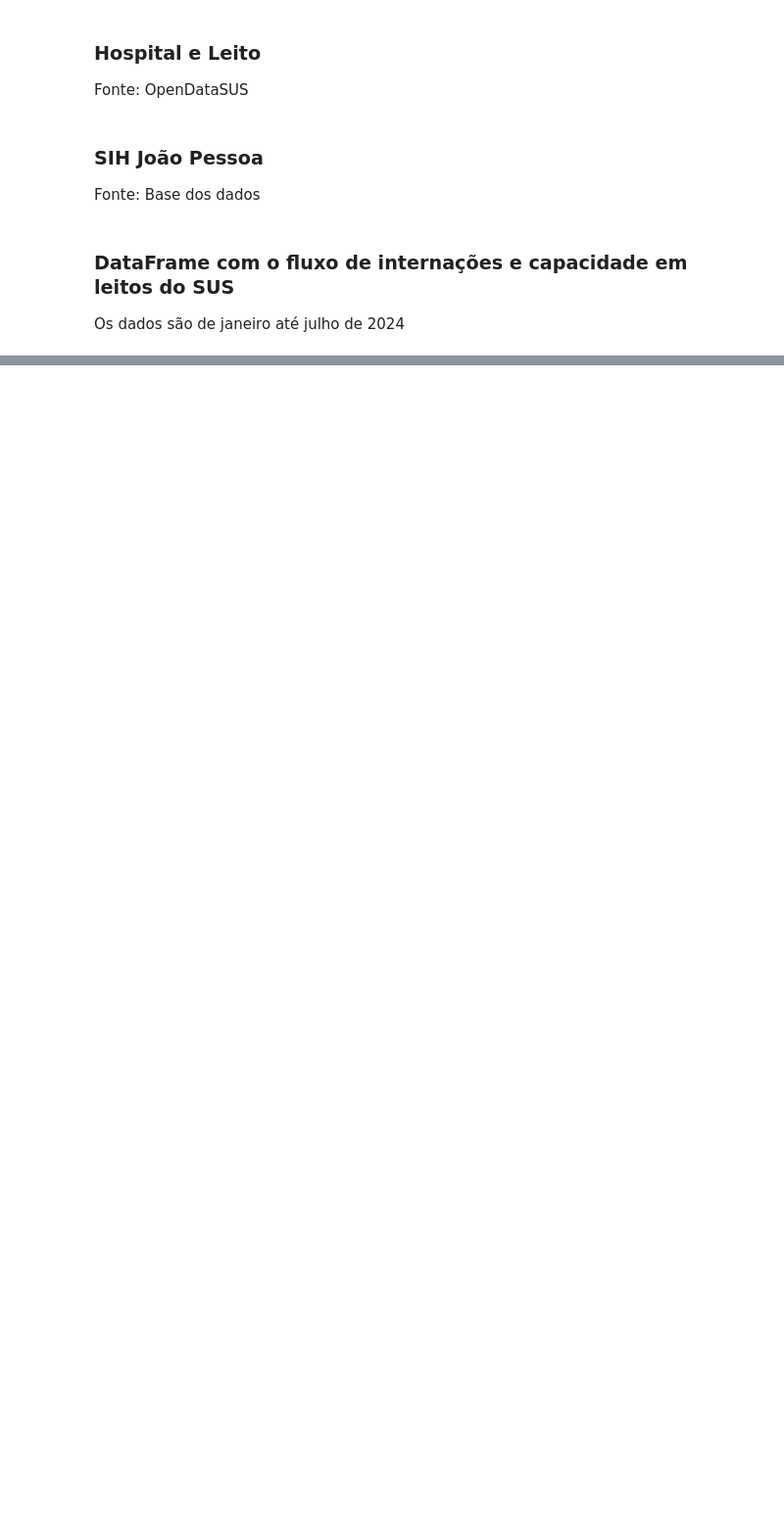
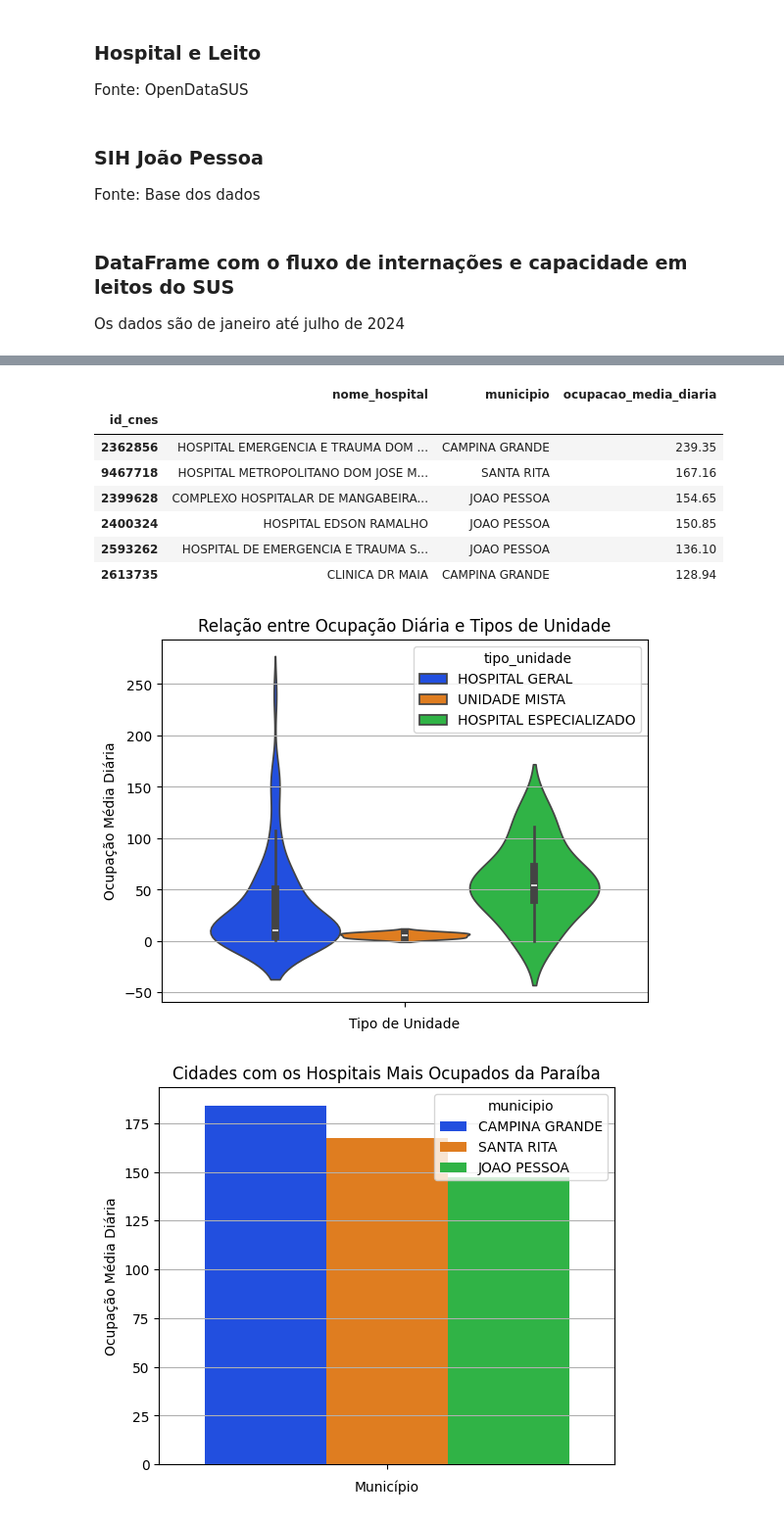
Before and after one commit to ceciliapaiva/analise-superlotacao-hospitais-pb, a Jupyter notebook: relatorio.ipynb, the cells around one changed output, grey strips where cells are left out. Shown at 98% size. Drawn from its saved outputs; the diff is of its cells as text; code cells hidden in the pictures; blank space fills up the shorter version.

```diff
--- a/relatorio.ipynb
+++ b/relatorio.ipynb
@@ -89,0 +164,36 @@ df_ocupacao_mensal
+# %%
+plt.title('Relação entre Ocupação Diária e Tipos de Unidade')
+plt.ylabel('Ocupação Média Diária')
+plt.xlabel('Tipo de Unidade')
+plt.grid(True)
+plt.legend(loc='upper left', bbox_to_anchor=(1, 1))
+sns.violinplot(data=df_stats, hue='tipo_unidade', y='ocupacao_media_diaria', palette='bright')
+
+# top 6 hospitais mais ocupados
+top_6_hospitais = df_stats.nlargest(6, 'ocupacao_media_diaria')
+plt.subplots(figsize=(6, 5))
+plt.title('Cidades com os Hospitais Mais Ocupados da Paraíba')
+plt.ylabel('Ocupação Média Diária')
+plt.xlabel('Município')
+plt.grid(True)
+plt.legend(loc='upper left', bbox_to_anchor=(1, 1))
+sns.barplot(data=top_6_hospitais, hue='municipio', y='ocupacao_media_diaria', errorbar=None, palette='bright')
+
+# medidas de centralidade
+print(f"(Média de Ocupação)\nMédia: {df_stats['ocupacao_media_diaria'].mean():.2f} / Mediana: {df_stats['ocupacao_media_diaria'].median():.2f} / Moda: {df_stats['ocupacao_media_diaria'].mode().iloc[0]}")
+
+# medidas de variabilidade
+q1 = df_stats['ocupacao_media_diaria'].quantile(0.25)
+q3 = df_stats['ocupacao_media_diaria'].quantile(0.75)
+IQR_ocupacao = q3 - q1
+lim_inferior = q1 - 1.5 * IQR_ocupacao
+lim_superior = q3 + 1.5 * IQR_ocupacao
+print(f"IQR: {IQR_ocupacao:.2f}")
+print(f"Limite Inferior: {lim_inferior:.2f}")
+print(f"Limite Superior: {lim_superior:.2f}")
+outliers_ocupacao = df_stats[(df_stats['ocupacao_media_diaria'] < lim_inferior) | (df_stats['ocupacao_media_diaria'] > lim_superior)]
+print(f"------------Outliers------------\n{outliers_ocupacao[['municipio', 'ocupacao_media_diaria', 'tipo_unidade']]}")
+print(f"------------Resumo------------\n{df_stats['ocupacao_media_diaria'].describe().round(2)}")
+print(f"------------Top 6 Hospitais Mais Ocupados------------")
+top_6_hospitais[['nome_hospital', 'municipio', 'ocupacao_media_diaria']].sort_values(by='ocupacao_media_diaria', ascending=False)
+# %% [output]
@@ -89,0 +217,10 @@ df_ocupacao_mensal
+|  | nome_hospital | municipio | ocupacao_media_diaria |
+| id_cnes |  |  |  |
+| 2362856 | HOSPITAL EMERGENCIA E TRAUMA DOM ... | CAMPINA GRANDE | 239.35 |
+| 9467718 | HOSPITAL METROPOLITANO DOM JOSE M... | SANTA RITA | 167.16 |
+| 2399628 | COMPLEXO HOSPITALAR DE MANGABEIRA... | JOAO PESSOA | 154.65 |
+| 2400324 | HOSPITAL EDSON RAMALHO | JOAO PESSOA | 150.85 |
+| 2593262 | HOSPITAL DE EMERGENCIA E TRAUMA S... | JOAO PESSOA | 136.10 |
+| 2613735 | CLINICA DR MAIA | CAMPINA GRANDE | 128.94 |
+[figure, added]
+[figure, added]
```
Also changed, not shown: parts of 9 cells of this notebook, 1 other file.
